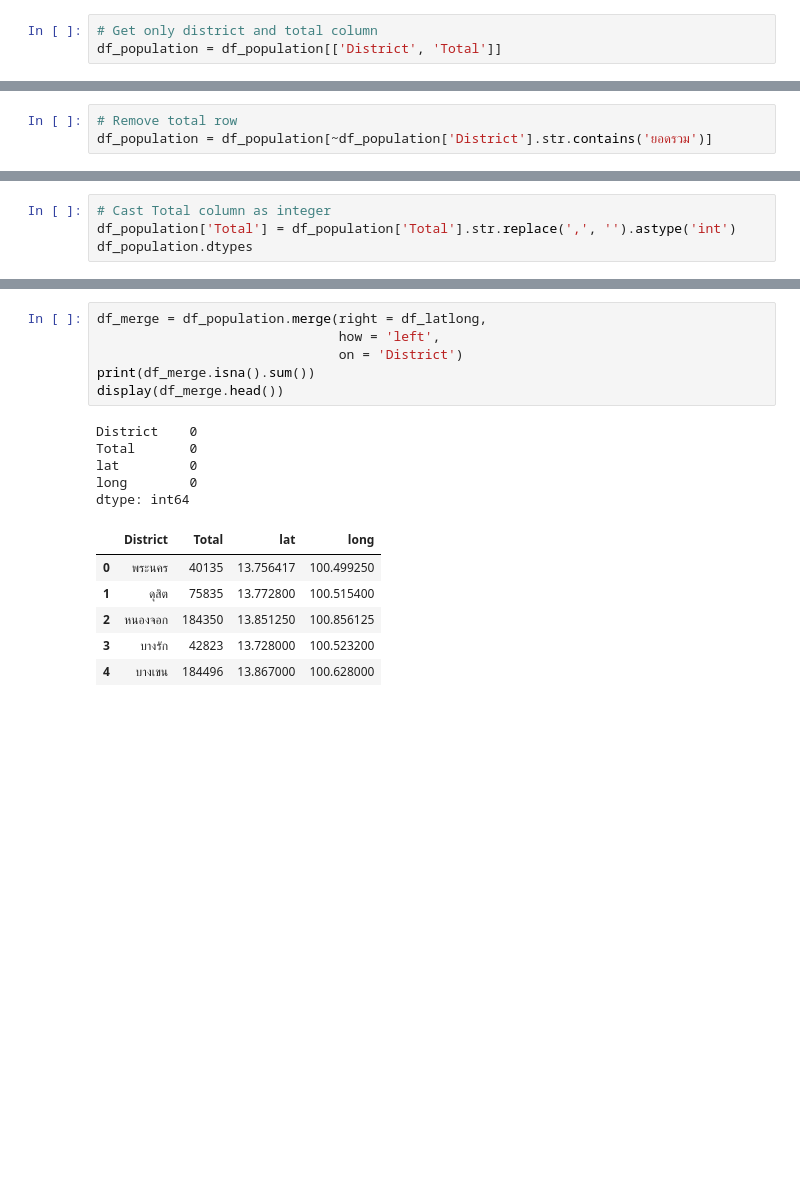
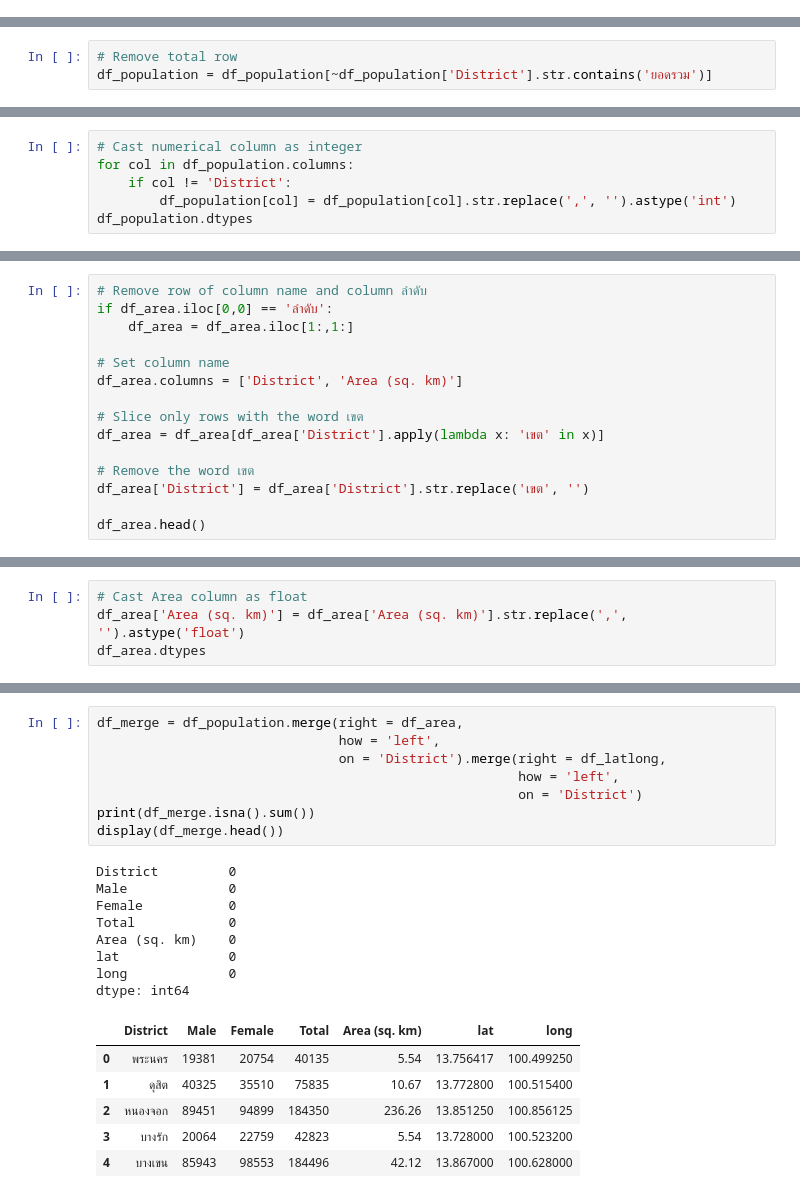
Before and after one commit to rattapongpoj/DADS5001, a Jupyter notebook: Homework 3/code/homework_3.ipynb, the cells around one changed output, grey strips where cells are left out. Cells and saved outputs as stored; diff of their text form; blank space fills up the shorter version.

```diff
--- a/Homework 3/code/homework_3.ipynb
+++ b/Homework 3/code/homework_3.ipynb
@@ -145,9 +172,6 @@ dtype: int64
 # %%
 # Drop NaN
 df_population.dropna(axis = 0, inplace = True)
-# %%
-# Get only district and total column
-df_population = df_population[['District', 'Total']]
 # %%
 # Remove the word "ท้องถิ่นเขต" from District column and trim
 df_population['District'] = df_population['District'].str.replace('ท้องถิ่นเขต', '').str.strip()
@@ -162,8 +188,10 @@ District    object
 Total       object
 dtype: object
 # %%
-# Cast Total column as integer
-df_population['Total'] = df_population['Total'].str.replace(',', '').astype('int')
+# Cast numerical column as integer
+for col in df_population.columns:
+    if col != 'District':
+        df_population[col] = df_population[col].str.replace(',', '').astype('int')
 df_population.dtypes
 # %% [output]
 District    object
@@ -171,0 +204,15 @@ dtype: object
+# %%
+# Remove row of column name and column ลำดับ
+if df_area.iloc[0,0] == 'ลำดับ':
+    df_area = df_area.iloc[1:,1:]
+
+# Set column name
+df_area.columns = ['District', 'Area (sq. km)']
+
+# Slice only rows with the word เขต
+df_area = df_area[df_area['District'].apply(lambda x: 'เขต' in x)]
+
+# Remove the word เขต
+df_area['District'] = df_area['District'].str.replace('เขต', '')
+
+df_area.head()
@@ -171,0 +233,4 @@ dtype: object
+# %%
+# Cast Area column as float
+df_area['Area (sq. km)'] = df_area['Area (sq. km)'].str.replace(',', '').astype('float')
+df_area.dtypes
@@ -191,21 +267,26 @@ display(df_latlong.sort_values(by = 'District').head())
 # %%
-df_merge = df_population.merge(right = df_latlong,
+df_merge = df_population.merge(right = df_area,
                                how = 'left',
-                               on = 'District')
+                               on = 'District').merge(right = df_latlong,
+                                                      how = 'left',
+                                                      on = 'District')
 print(df_merge.isna().sum())
 display(df_merge.head())
 # %% [output]
-District    0
-Total       0
-lat         0
-long        0
+District         0
+Male             0
+Female           0
+Total            0
+Area (sq. km)    0
+lat              0
+long             0
 dtype: int64
-|  | District | Total | lat | long |
-| 0 | พระนคร | 40135 | 13.756417 | 100.499250 |
-| 1 | ดุสิต | 75835 | 13.772800 | 100.515400 |
-| 2 | หนองจอก | 184350 | 13.851250 | 100.856125 |
-| 3 | บางรัก | 42823 | 13.728000 | 100.523200 |
-| 4 | บางเขน | 184496 | 13.867000 | 100.628000 |
+|  | District | Male | Female | Total | Area (sq. km) | lat | long |
+| 0 | พระนคร | 19381 | 20754 | 40135 | 5.54 | 13.756417 | 100.499250 |
+| 1 | ดุสิต | 40325 | 35510 | 75835 | 10.67 | 13.772800 | 100.515400 |
+| 2 | หนองจอก | 89451 | 94899 | 184350 | 236.26 | 13.851250 | 100.856125 |
+| 3 | บางรัก | 20064 | 22759 | 42823 | 5.54 | 13.728000 | 100.523200 |
+| 4 | บางเขน | 85943 | 98553 | 184496 | 42.12 | 13.867000 | 100.628000 |
 # %%
 # Rename Total column to Population
 df_merge.rename(columns = {'Total': 'Population'}, inplace = True)
```
Also changed, not shown: parts of 30 cells of this notebook.
